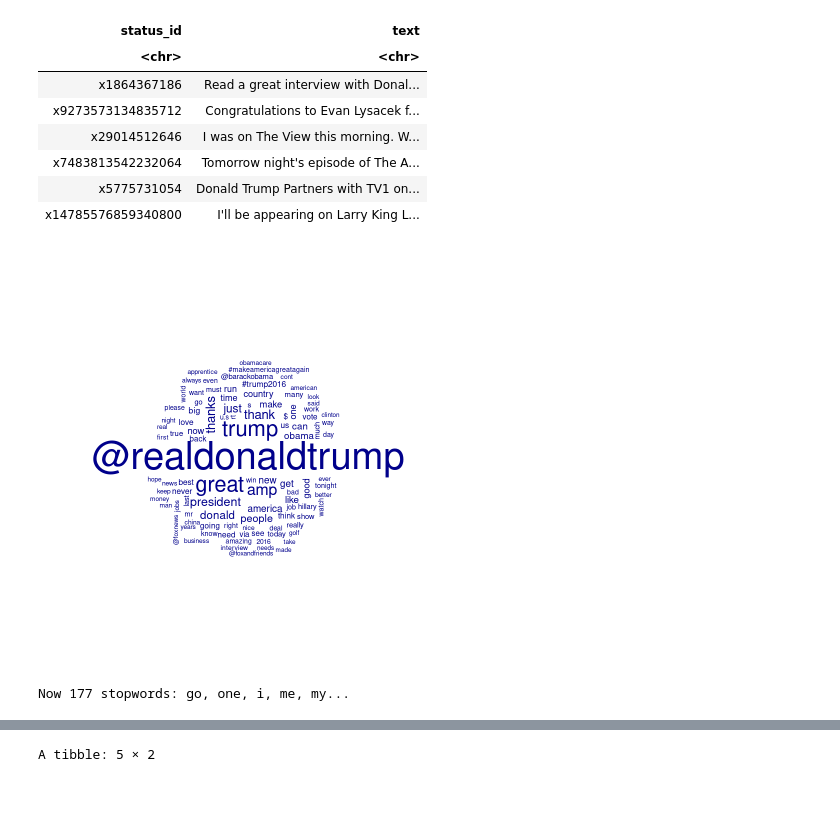
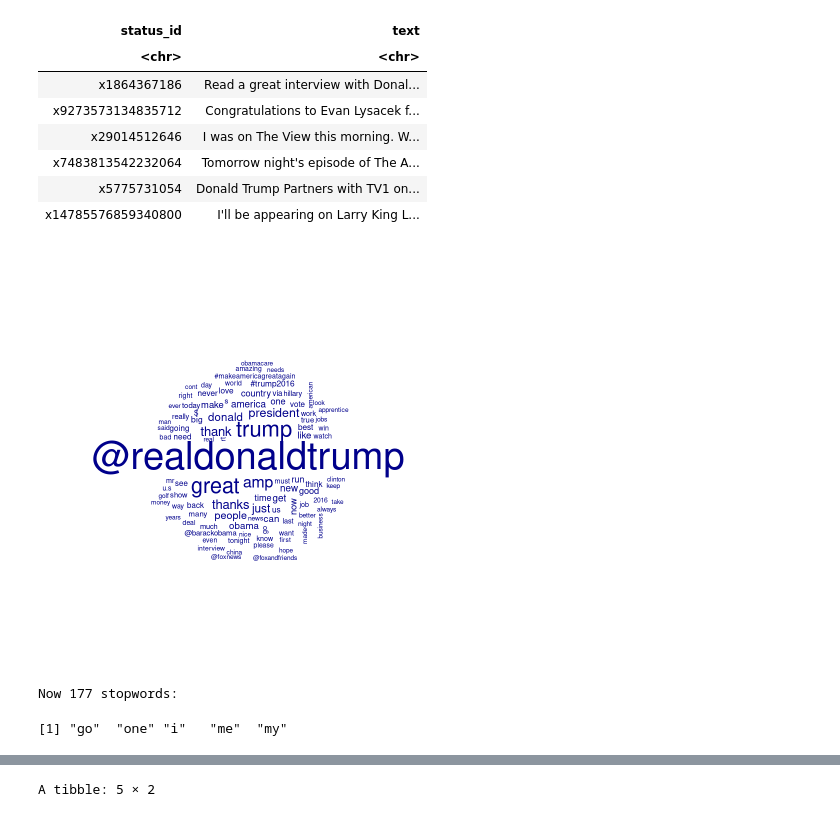
Before and after one commit to ccs-amsterdam/ccsbook, a Jupyter notebook: chapter10/dtm_r.ipynb, the cells around one changed output, grey strips where cells are left out. Cells and saved outputs as stored; diff of their text form; code cells hidden in the pictures.

```diff
--- a/chapter10/dtm_r.ipynb
+++ b/chapter10/dtm_r.ipynb
@@ -108,6 +127,7 @@ textplot_wordcloud(d, max_words=200)
 # %%
-url = "http://cssbook.net/d/trumptweets.csv"
-tweets = read_csv(url, col_types=cols_only(text='c', status_id='c'))
+url = "https://cssbook.net/d/trumptweets.csv"
+tweets = read_csv(url,
+    col_types=cols_only(text="c", status_id="c"))
 head(tweets)
 # %% [output]
 A tibble: 6 × 2
@@ -120,14 +140,20 @@ A tibble: 6 × 2
 | x5775731054 | Donald Trump Partners with TV1 on... |
 | x14785576859340800 | I'll be appearing on Larry King L... |
 # %%
-d = corpus(tweets) %>% dfm(remove=stopwords('english'), remove_punct=T)
+d = corpus(tweets) %>%
+  tokens(remove_punct=T) %>%
+  dfm() %>%
+  dfm_remove(stopwords("english"))
 textplot_wordcloud(d, max_words=100)
 # %% [output]
-[figure, old version]
+[figure, new version]
 # %%
-mystopwords = stopwords('english', source="snowball")
-mystopwords = c( "go", "one", mystopwords)
-glue("Now {length(mystopwords)} stopwords: {paste(mystopwords[1:5], collapse=', ')}...")
+mystopwords = stopwords("english",
+                        source="snowball")
+mystopwords = c("go", "one", mystopwords)
+glue("Now {length(mystopwords)} stopwords:")
+mystopwords[1:5]
 # %% [output]
-Now 177 stopwords: go, one, i, me, my...
+Now 177 stopwords:
+[1] "go"  "one" "i"   "me"  "my"
 # %%
```
Also changed, not shown: parts of 29 cells of this notebook, 1 other file.
